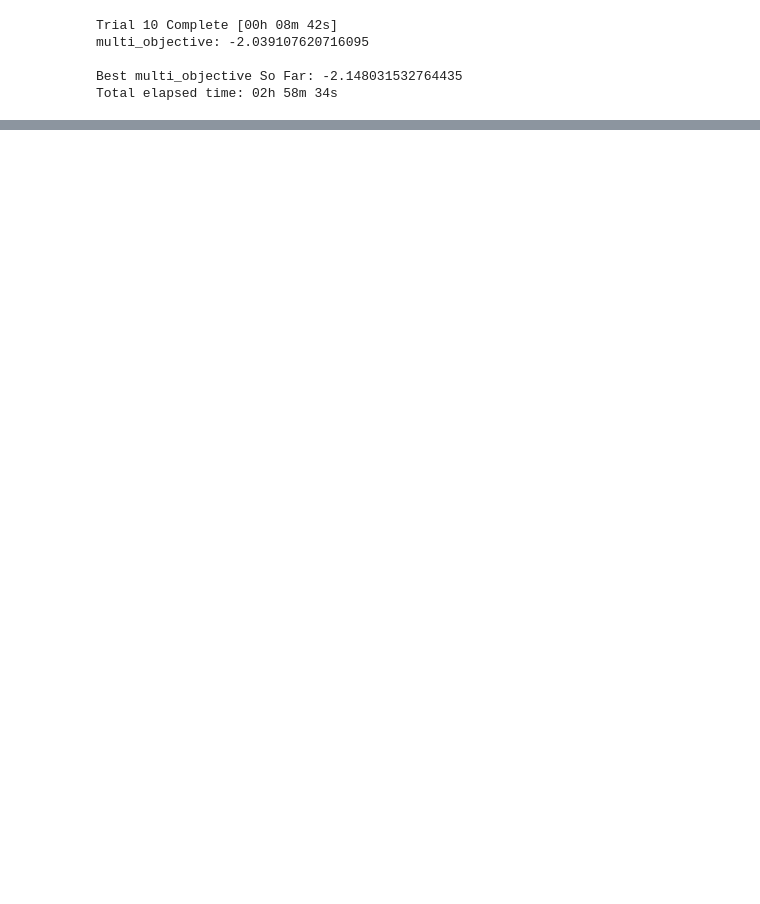
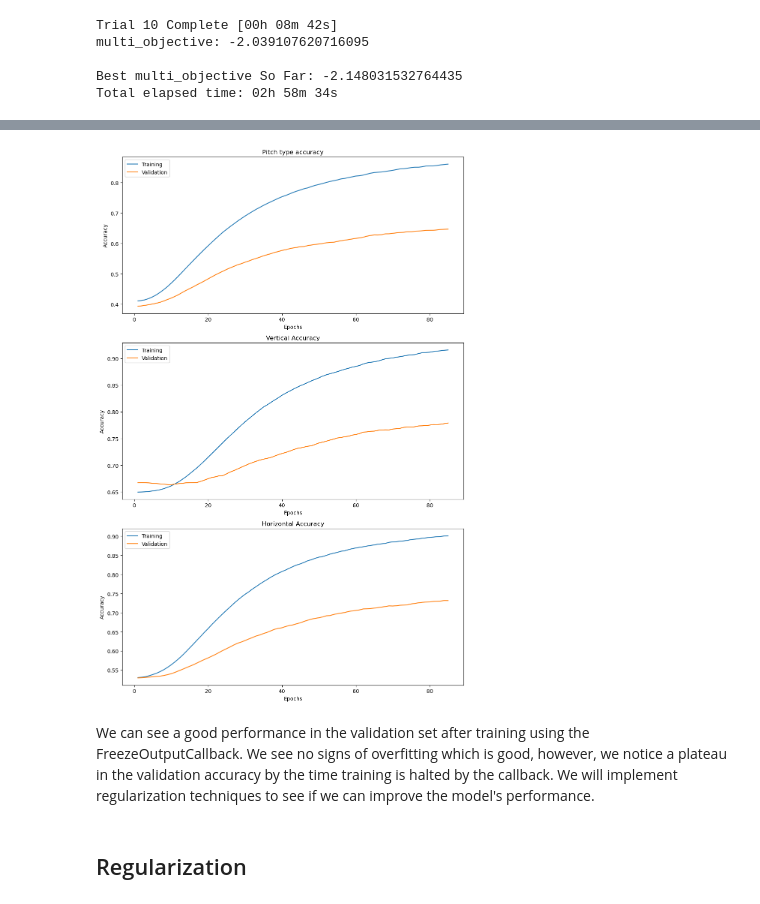
Before and after one commit to SebastianJRamirezA/pitch_prediction_using_ML, a Jupyter notebook: notebooks/Transformers/transformers.ipynb, the cells around one changed output, grey strips where cells are left out. Cells and saved outputs as stored; diff of their text form; code cells hidden in the pictures; blank space fills up the shorter version.

Commit message:
Test regularization for Transformers.

```diff
--- a/notebooks/Transformers/transformers.ipynb
+++ b/notebooks/Transformers/transformers.ipynb
@@ -70,7 +76,7 @@ def build_model(hp):
                                  num_hidden_layers=hp.Int('num_hidden_layers', min_value=1, max_value=3, step=1),
                                  activation=hp.Choice('activation', values=['relu', 'tanh', 'sigmoid']),
                                  head_size=hp.Choice('head_size', values=[32, 64, 128, 256]),
-                                 num_heads=hp.Int('num_heads', min_value=2, max_value=4, step=2),
+                                 num_heads=hp.Int('num_heads', min_value=2, max_value=6, step=2),
                                  ff_dim=hp.Choice('ff_dim', values=[64, 128, 256]))
 
     vertical_output = build_network(input_layer, num_targets=num_vertical_locs, name='vertical',
@@ -264,3 +280,19 @@ def build_model(hp):
                                  'horizontal_output': 'categorical_crossentropy'},
                            metrics=['accuracy', 'accuracy', 'accuracy'])
     return ensemble_model
+# %%
+freeze_output_callback = FreezeOutputCallback(patience=10)
+
+model = build_model()
+history = model.fit(X_train,
+                             {'pitch_output': y_pitch_train,
+                              'vertical_output': y_vertical_train,
+                              'horizontal_output': y_horizontal_train},
+                             epochs=100, batch_size=64,
+                             validation_data=(X_val,
+                                              {'pitch_output': y_pitch_val,
+                                               'vertical_output': y_vertical_val,
+                                               'horizontal_output': y_horizontal_val}),
+                             callbacks=[freeze_output_callback],
+                             verbose=1
+                            )
@@ -266,0 +317,10 @@ def build_model(hp):
+# %%
+from utils.plot_utils import plot_ensemble_history
+
+plot_ensemble_history(history)
+# %% [output]
+[figure, added]
+# %% [markdown]
+We can see a good performance in the validation set after training using the FreezeOutputCallback. We see no signs of overfitting which is good, however, we notice a plateau in the validation accuracy by the time training is halted by the callback. We will implement regularization techniques to see if we can improve the model's performance.
+# %% [markdown]
+## Regularization
```
Also changed, not shown: parts of 12 cells of this notebook.
